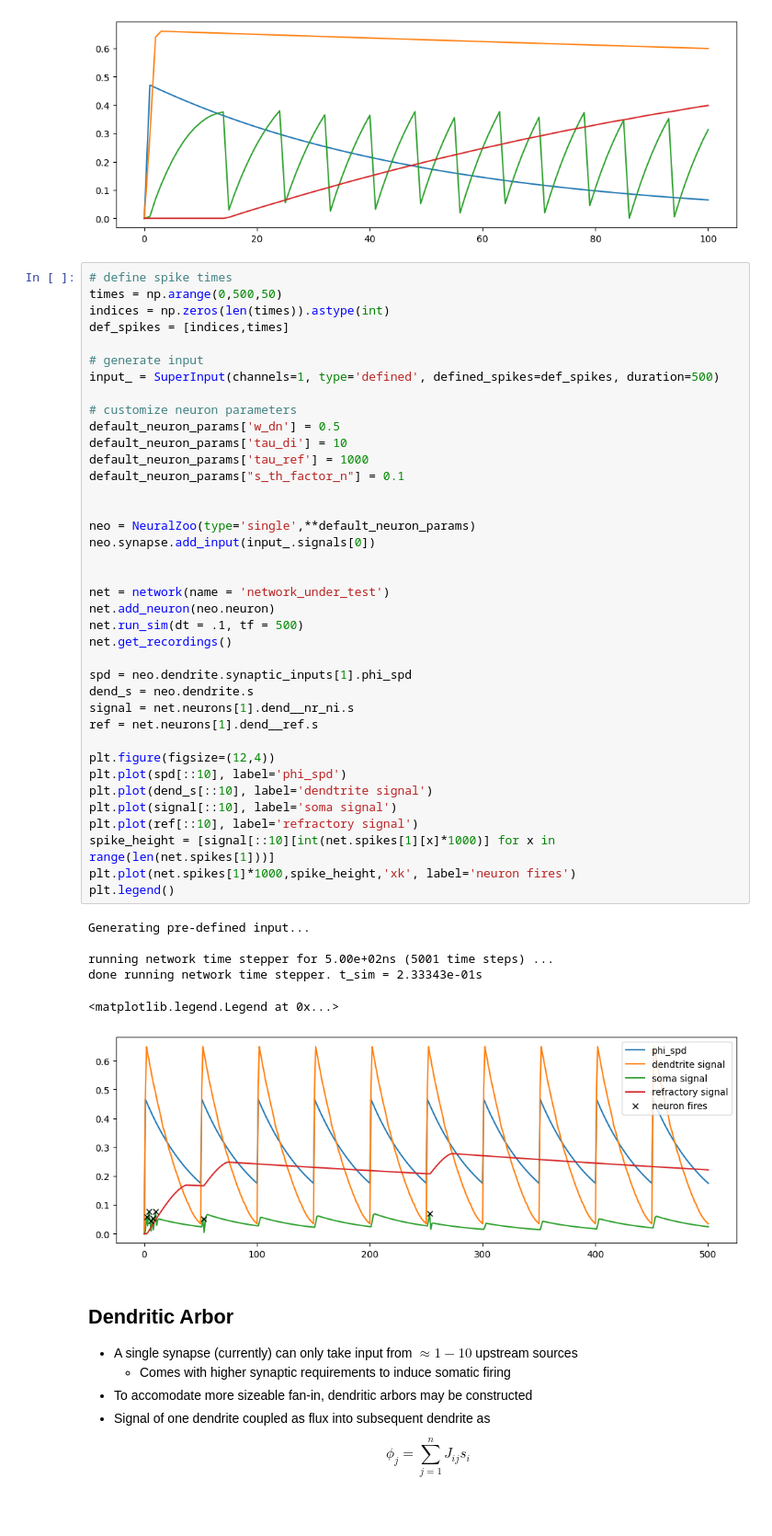
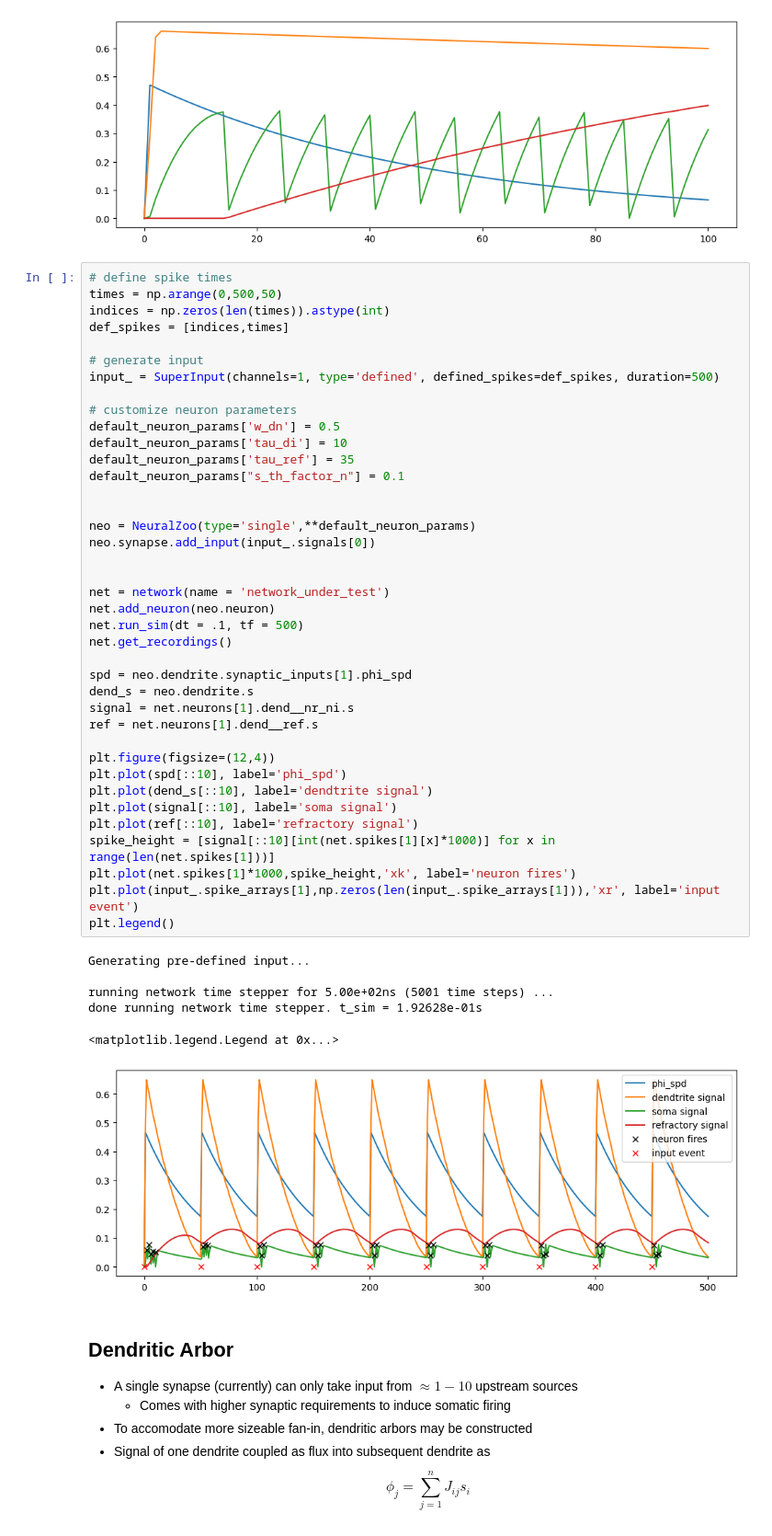
Before and after one commit to ryangitsit/sim_soens, a Jupyter notebook: soen_tutorial.ipynb, the cells around one changed output. Shown at 92% size. Saved outputs shown, nothing was run; the diff lists cells and outputs as text.

```diff
--- a/soen_tutorial.ipynb
+++ b/soen_tutorial.ipynb
@@ -270,39 +270,40 @@ input_ = SuperInput(channels=1, type='defined', defined_spikes=def_spikes, durat
 # customize neuron parameters
 default_neuron_params['w_dn'] = 0.5
 default_neuron_params['tau_di'] = 10
-default_neuron_params['tau_ref'] = 1000
+default_neuron_params['tau_ref'] = 35
 default_neuron_params["s_th_factor_n"] = 0.1
 
 
 neo = NeuralZoo(type='single',**default_neuron_params)
 neo.synapse.add_input(input_.signals[0])
 
 
 net = network(name = 'network_under_test')
 net.add_neuron(neo.neuron)
 net.run_sim(dt = .1, tf = 500)
 net.get_recordings()
 
 spd = neo.dendrite.synaptic_inputs[1].phi_spd
 dend_s = neo.dendrite.s
 signal = net.neurons[1].dend__nr_ni.s
 ref = net.neurons[1].dend__ref.s
 
 plt.figure(figsize=(12,4))
 plt.plot(spd[::10], label='phi_spd')
 plt.plot(dend_s[::10], label='dendtrite signal')
 plt.plot(signal[::10], label='soma signal')
 plt.plot(ref[::10], label='refractory signal')
 spike_height = [signal[::10][int(net.spikes[1][x]*1000)] for x in range(len(net.spikes[1]))]
 plt.plot(net.spikes[1]*1000,spike_height,'xk', label='neuron fires')
+plt.plot(input_.spike_arrays[1],np.zeros(len(input_.spike_arrays[1])),'xr', label='input event')
 plt.legend()
 # %% [output]
 Generating pre-defined input...
 
 running network time stepper for 5.00e+02ns (5001 time steps) ...
-done running network time stepper. t_sim = 2.33343e-01s
+done running network time stepper. t_sim = 1.92628e-01s
 <matplotlib.legend.Legend at 0x...>
-[figure, old version]
+[figure, new version]
 # %% [markdown]
 ## Dendritic Arbor
 - A single synapse (currently) can only take input from $\approx1-10$ upstream sources
```
Also changed, not shown: 1 other file.
